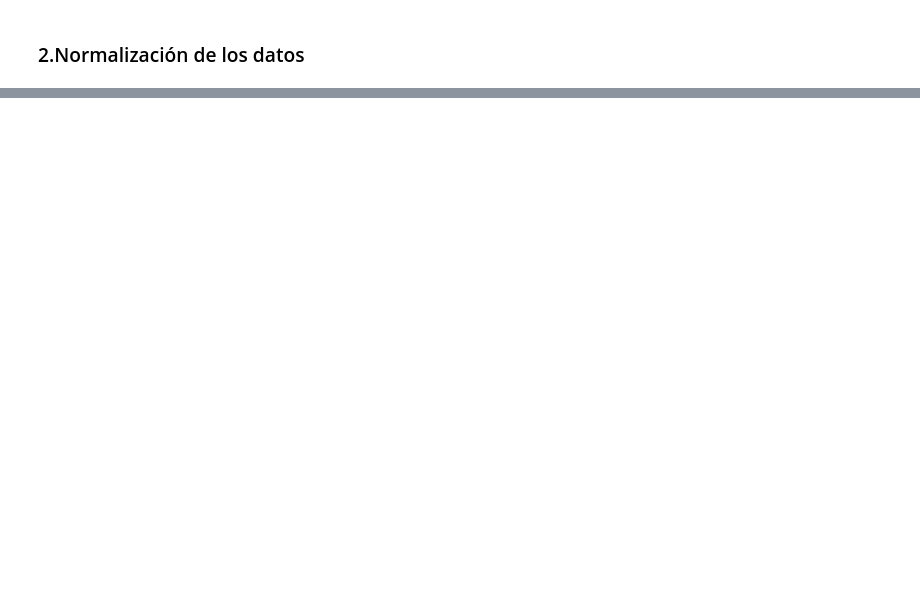
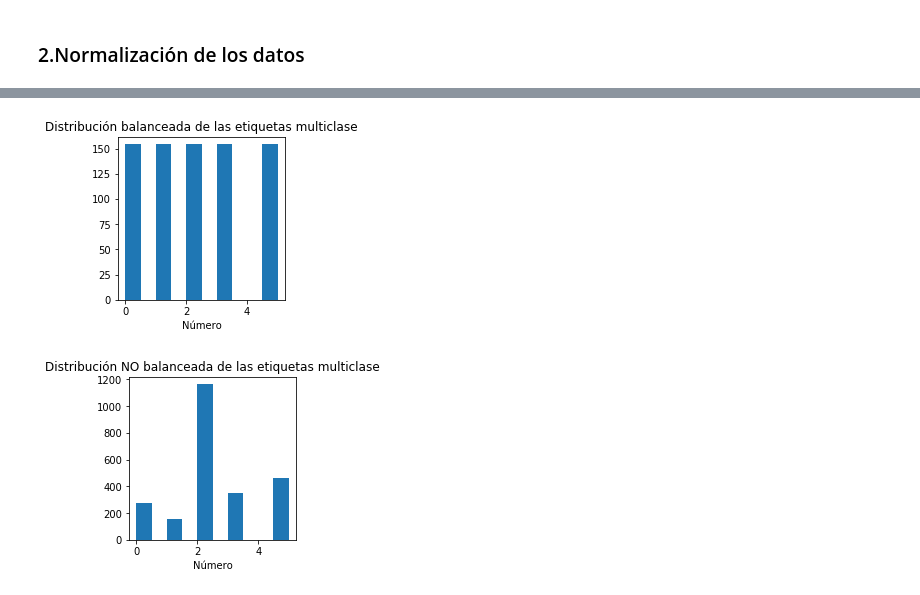
Before and after one commit to Noemiglois/SleepAnalysisWearable, a Jupyter notebook: TrainTest.ipynb, the cells around one changed output, grey strips where cells are left out. Cells and saved outputs as stored; diff of their text form; code cells hidden in the pictures; blank space fills up the shorter version.

Commit message:
Balanceo Train

```diff
--- a/TrainTest.ipynb
+++ b/TrainTest.ipynb
@@ -99,0 +247,5 @@ for i in range(len(test_matr)):
+# %%
+n_lab=min([Train0['Etiquetas multiclase'].value_counts()[0],Train1['Etiquetas multiclase'].value_counts()[1],
+      Train2['Etiquetas multiclase'].value_counts()[2],Train3['Etiquetas multiclase'].value_counts()[3],
+      Train5['Etiquetas multiclase'].value_counts()[5]])
+n_lab
@@ -100,3 +254,6 @@ for i in range(len(test_matr)):
+# %%
+Train_balanced = pd.DataFrame()
+Train_balanced=Train_balanced.append(Train0.sample(n_lab)).append(Train1.sample(n_lab)).append(Train2.sample(n_lab)).append(Train3.sample(n_lab)).append(Train5.sample(n_lab))
 # %% [markdown]
 ### 2.Normalización de los datos
 # %%
@@ -171,3 +302,20 @@ Test.describe()
+# %%
+plt.figure(figsize=(3, 3))
+plt.title('Distribución balanceada de las etiquetas multiclase')
+plt.xlabel("Etiqueta del sueño")
+plt.xlabel("Número")
+plt.hist(Train_balanced['Etiquetas multiclase'])
+plt.show()
+
+plt.figure(figsize=(3, 3))
+plt.title('Distribución NO balanceada de las etiquetas multiclase')
+plt.xlabel("Etiqueta del sueño")
+plt.xlabel("Número")
+plt.hist(Train['Etiquetas multiclase'])
+plt.show()
+# %% [output]
+[figure, added]
+[figure, added]
 # %%
 Train['Etiquetas binarias'].value_counts().plot.bar(title="BALANCEO DE CLASES BINARIAS TRAIN")
 plt.figure()
```
Also changed, not shown: parts of 22 cells of this notebook, 5 other files.
